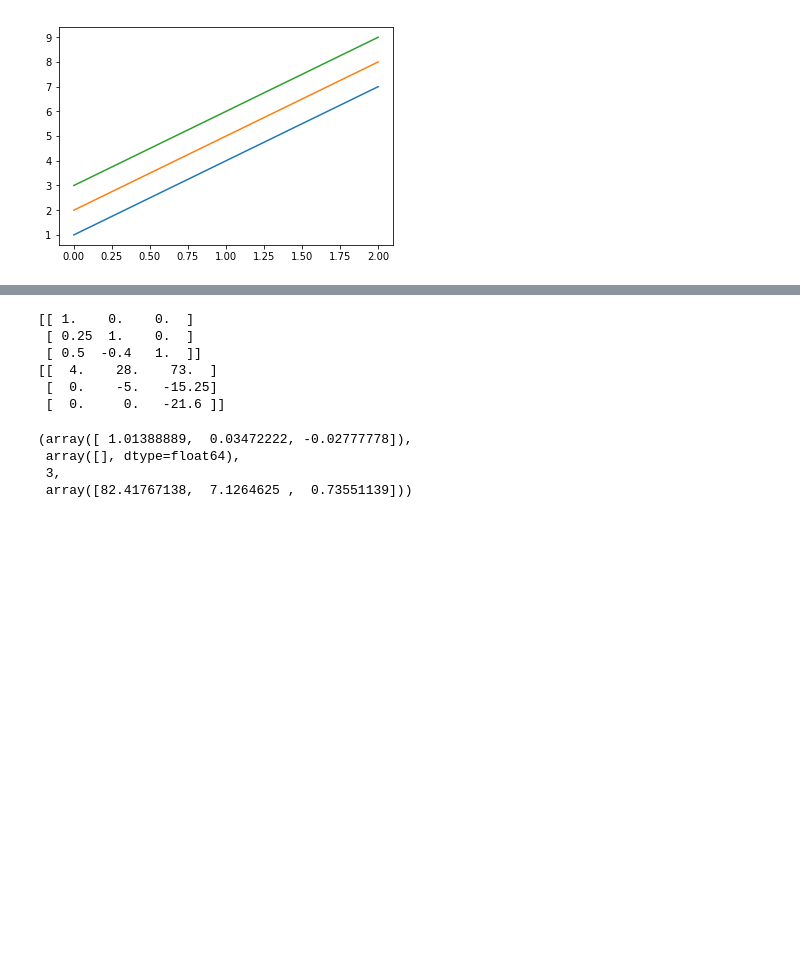
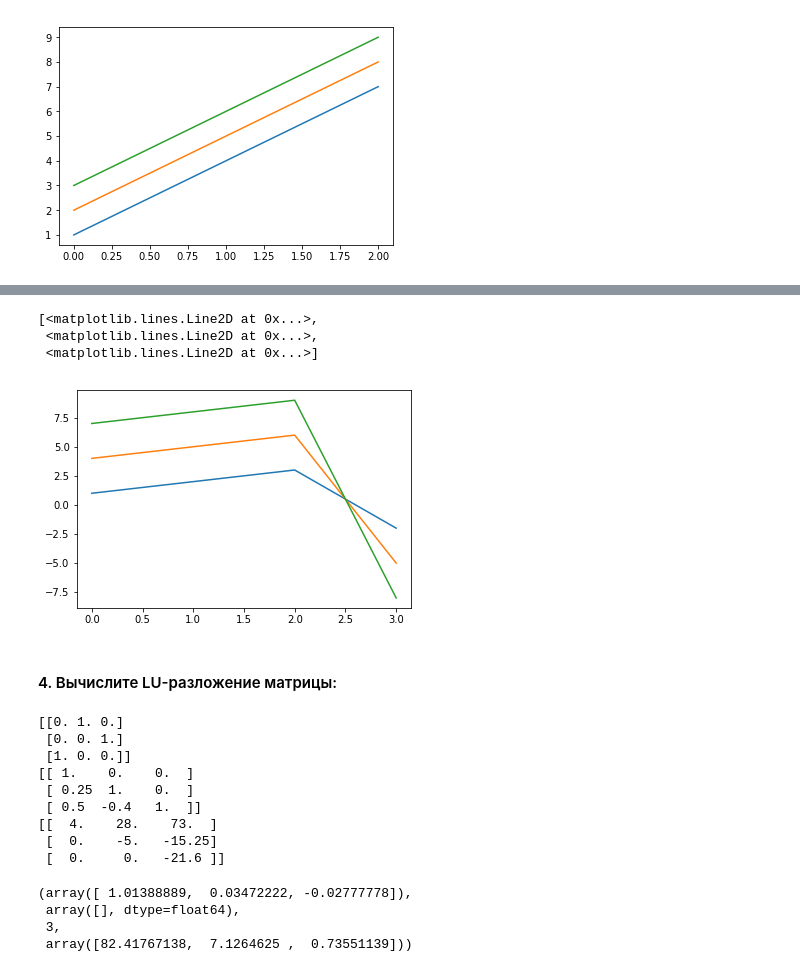
Before and after one commit to daniilstv/py4ds, a Jupyter notebook: Math_less_8.ipynb, the cells around one changed output, grey strips where cells are left out. Cells and saved outputs as stored; diff of their text form; code cells hidden in the pictures; blank space fills up the shorter version.

```diff
--- a/Math_less_8.ipynb
+++ b/Math_less_8.ipynb
@@ -187,11 +209,25 @@ X1
+# %%
+plt.plot(C.T)
+#  Но графиками подтвердить это не смог.
+# %% [output]
+[<matplotlib.lines.Line2D at 0x...>,
+ <matplotlib.lines.Line2D at 0x...>,
+ <matplotlib.lines.Line2D at 0x...>]
+[figure, added]
+# %% [markdown]
+#### 4. Вычислите LU-разложение матрицы:
 # %%
 A2 = np.array([[1, 2, 3] , [2, 16, 21],  [4, 28, 73]])
 # После этого придумайте вектор правых частей и решите полученную линейную систему трех уравнений с данной матрицей.
 # %%
 P, L, U = scipy.linalg.lu(A2)
+print(P)
 print(L)
 print(U)
 # %% [output]
+[[0. 1. 0.]
+ [0. 0. 1.]
+ [1. 0. 0.]]
 [[ 1.    0.    0.  ]
  [ 0.25  1.    0.  ]
  [ 0.5  -0.4   1.  ]]
```
Also changed, not shown: parts of 37 cells of this notebook.
